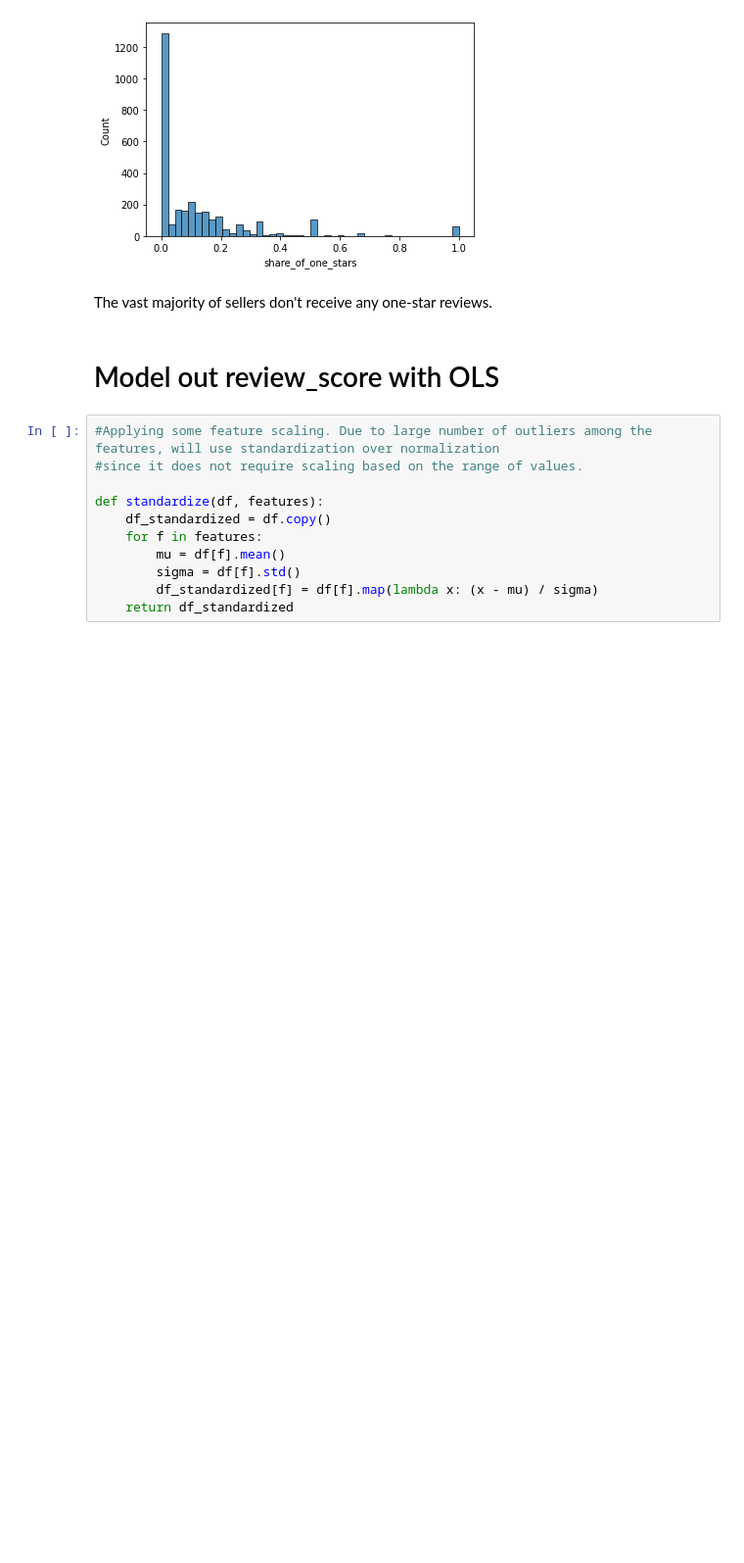
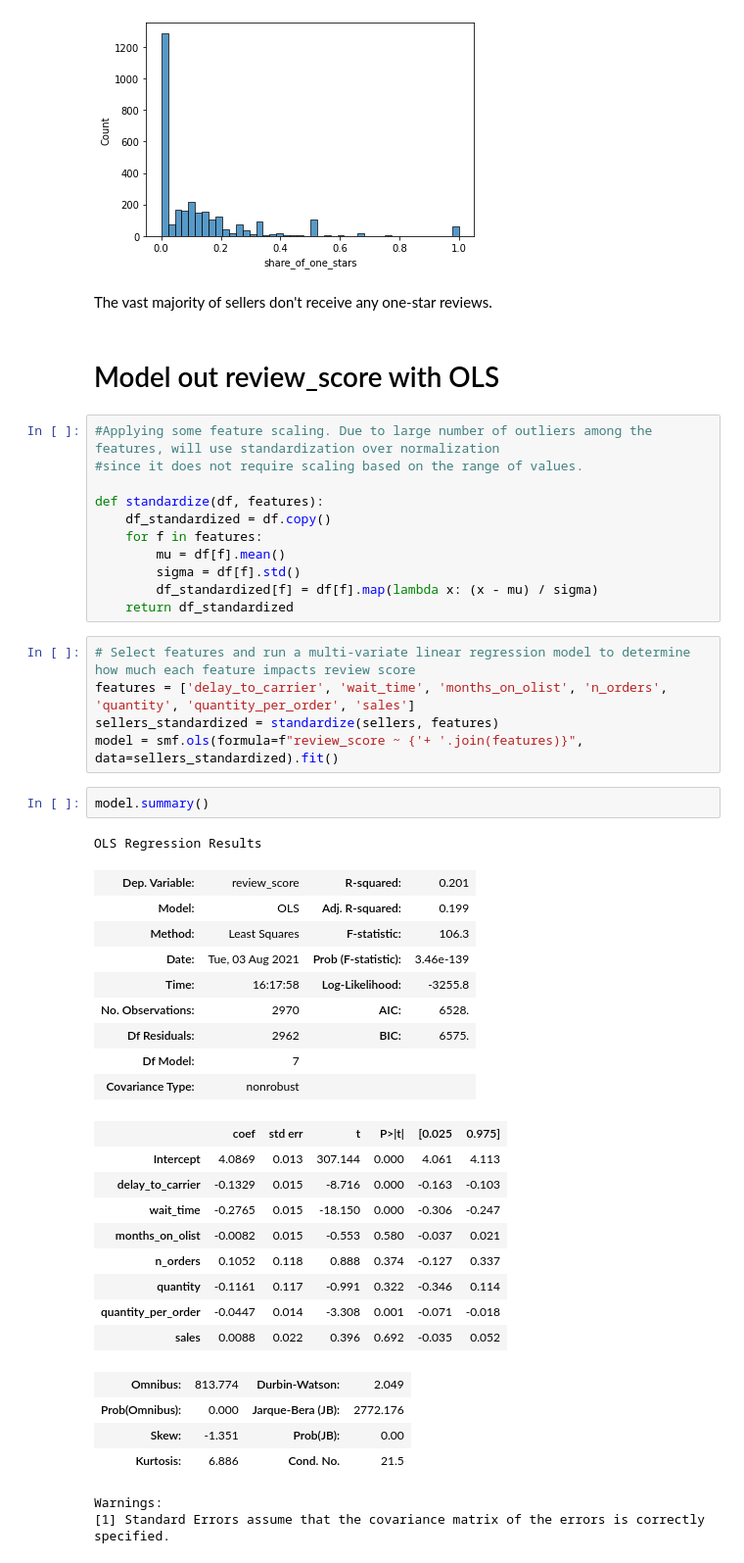
Before and after one commit to phlln/olist-analysis, a Jupyter notebook: notebooks/Sellers Data Analysis-UPDATED.ipynb, the cells around one changed output. Shown at 98% size. Drawn from its saved outputs; the diff is of its cells as text; blank space fills up the shorter version.

```diff
--- a/notebooks/Sellers Data Analysis-UPDATED.ipynb
+++ b/notebooks/Sellers Data Analysis-UPDATED.ipynb
@@ -181,3 +194,36 @@ def standardize(df, features):
         sigma = df[f].std()
         df_standardized[f] = df[f].map(lambda x: (x - mu) / sigma)
     return df_standardized
+# %%
+# Select features and run a multi-variate linear regression model to determine how much each feature impacts review score
+features = ['delay_to_carrier', 'wait_time', 'months_on_olist', 'n_orders', 'quantity', 'quantity_per_order', 'sales']
+sellers_standardized = standardize(sellers, features)
+model = smf.ols(formula=f"review_score ~ {'+ '.join(features)}", data=sellers_standardized).fit()
+# %%
+model.summary()
+# %% [output]
+OLS Regression Results
+| Dep. Variable: | review_score | R-squared: | 0.201 |
+| Model: | OLS | Adj. R-squared: | 0.199 |
+| Method: | Least Squares | F-statistic: | 106.3 |
+| Date: | Tue, 03 Aug 2021 | Prob (F-statistic): | 3.46e-139 |
+| Time: | 16:17:58 | Log-Likelihood: | -3255.8 |
+| No. Observations: | 2970 | AIC: | 6528. |
+| Df Residuals: | 2962 | BIC: | 6575. |
+| Df Model: | 7 |  |  |
+| Covariance Type: | nonrobust |  |  |
+|  | coef | std err | t | P>|t| | [0.025 | 0.975] |
+| Intercept | 4.0869 | 0.013 | 307.144 | 0.000 | 4.061 | 4.113 |
+| delay_to_carrier | -0.1329 | 0.015 | -8.716 | 0.000 | -0.163 | -0.103 |
+| wait_time | -0.2765 | 0.015 | -18.150 | 0.000 | -0.306 | -0.247 |
+| months_on_olist | -0.0082 | 0.015 | -0.553 | 0.580 | -0.037 | 0.021 |
+| n_orders | 0.1052 | 0.118 | 0.888 | 0.374 | -0.127 | 0.337 |
+| quantity | -0.1161 | 0.117 | -0.991 | 0.322 | -0.346 | 0.114 |
+| quantity_per_order | -0.0447 | 0.014 | -3.308 | 0.001 | -0.071 | -0.018 |
+| sales | 0.0088 | 0.022 | 0.396 | 0.692 | -0.035 | 0.052 |
+| Omnibus: | 813.774 | Durbin-Watson: | 2.049 |
+| Prob(Omnibus): | 0.000 | Jarque-Bera (JB): | 2772.176 |
+| Skew: | -1.351 | Prob(JB): | 0.00 |
+| Kurtosis: | 6.886 | Cond. No. | 21.5 |
+Warnings:
+[1] Standard Errors assume that the covariance matrix of the errors is correctly specified.
```
Also changed, not shown: parts of 14 cells of this notebook, 1 other file.
